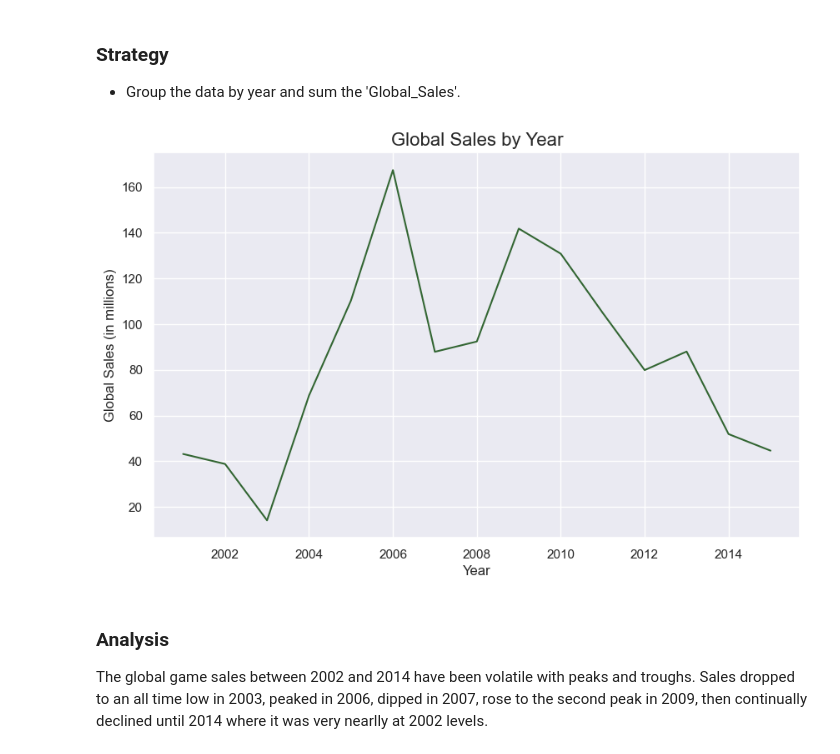
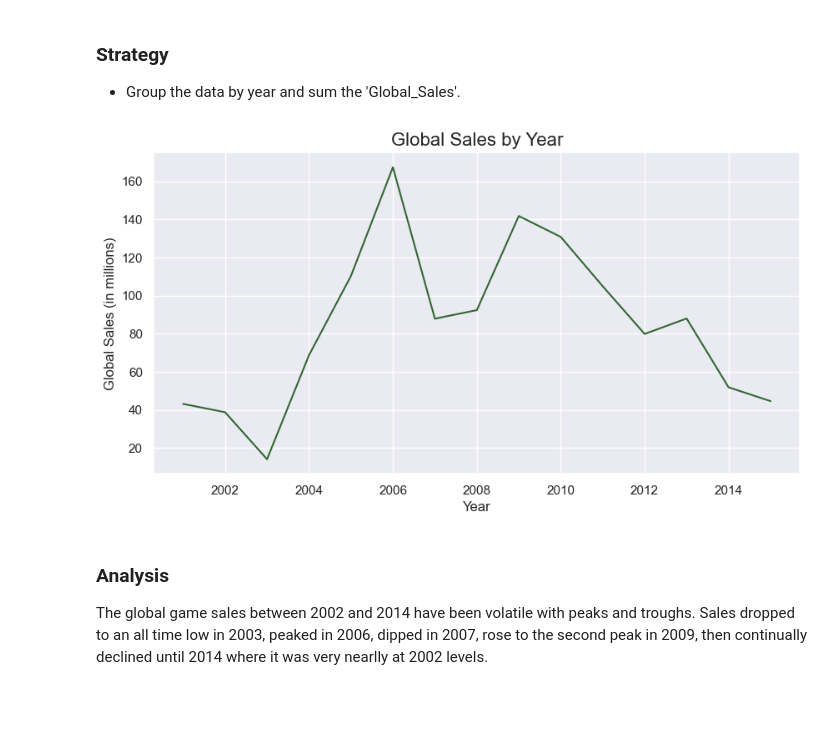
Before and after one commit to dtoshm/data_project_six, a Jupyter notebook: game_sales_analysis.ipynb, the cells around one changed output. Cells and saved outputs as stored; diff of their text form; code cells hidden in the pictures; blank space fills up the shorter version.

```diff
--- a/game_sales_analysis.ipynb
+++ b/game_sales_analysis.ipynb
@@ -49,16 +49,16 @@ Global Sales by Year: Create a line chart to show the total global sales for eac
 # %%
 # Calculation
 sales_by_year = games.groupby('Year')['Global_Sales'].sum().reset_index()
 
 # Graph
-plt.figure(figsize=(10, 6))
+plt.figure(figsize=(10, 5))
 plt.plot(sales_by_year['Year'], sales_by_year['Global_Sales'], color='#336633')
 plt.title('Global Sales by Year', fontsize=16)
 plt.xlabel('Year', fontsize=12)
 plt.ylabel('Global Sales (in millions)', fontsize=12)
 plt.show()
 # %% [output]
-[figure, old version]
+[figure, new version]
 # %% [markdown]
 ### Analysis
 The global game sales between 2002 and 2014 have been volatile with peaks and troughs. Sales dropped to an all time low in 2003, peaked in 2006, dipped in 2007, rose to the second peak in 2009, then continually declined until 2014 where it was very nearlly at 2002 levels.
```
Also changed, not shown: parts of 8 cells of this notebook.
